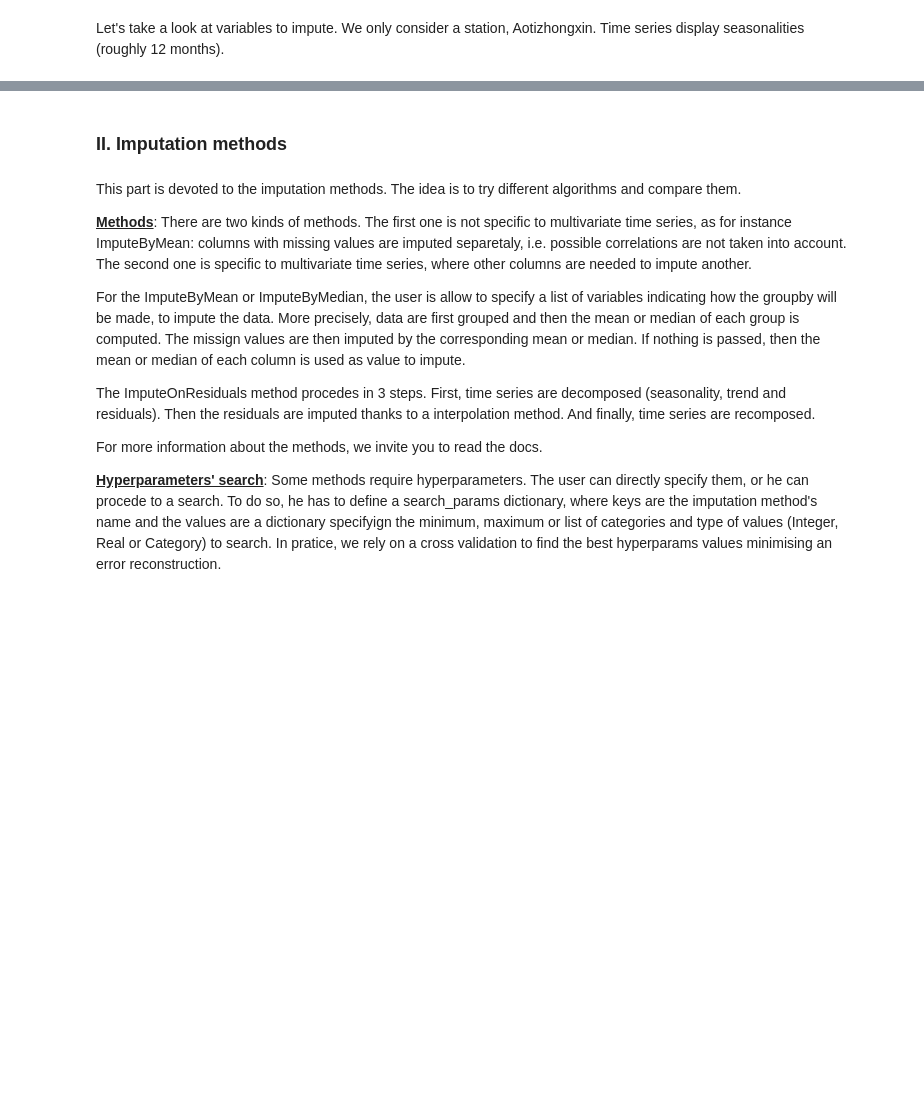
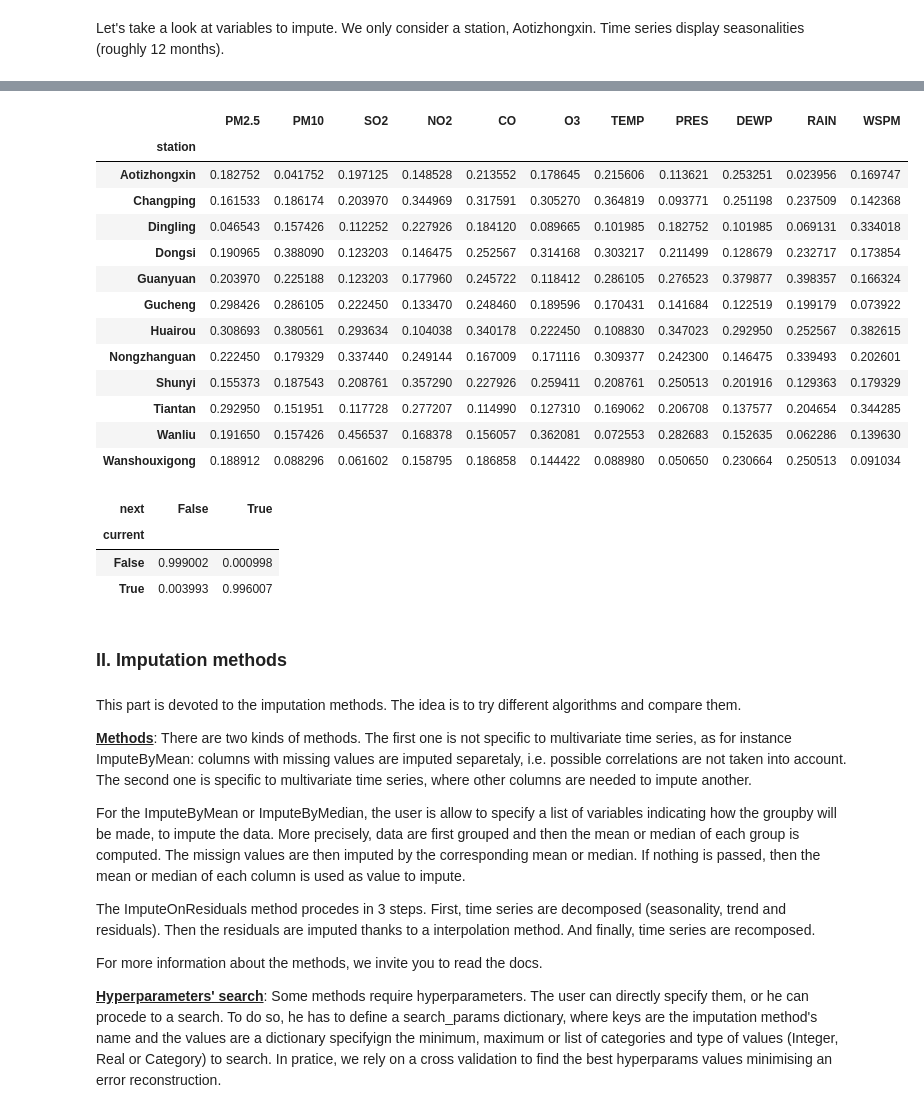
Before and after one commit to scikit-learn-contrib/qolmat, a Jupyter notebook: qolmat/notebooks/benchmark.ipynb, the cells around one changed output, grey strips where cells are left out. Cells and saved outputs as stored; diff of their text form; code cells hidden in the pictures; blank space fills up the shorter version.

```diff
--- a/qolmat/notebooks/benchmark.ipynb
+++ b/qolmat/notebooks/benchmark.ipynb
@@ -74,3 +106,28 @@ for col in cols_to_impute:
+# %%
+df_data.groupby("station").apply(lambda x: x.isna().mean())
+# %% [output]
+|  | PM2.5 | PM10 | SO2 | NO2 | CO | O3 | TEMP | PRES | DEWP | RAIN | WSPM |
+| station |  |  |  |  |  |  |  |  |  |  |  |
+| Aotizhongxin | 0.182752 | 0.041752 | 0.197125 | 0.148528 | 0.213552 | 0.178645 | 0.215606 | 0.113621 | 0.253251 | 0.023956 | 0.169747 |
+| Changping | 0.161533 | 0.186174 | 0.203970 | 0.344969 | 0.317591 | 0.305270 | 0.364819 | 0.093771 | 0.251198 | 0.237509 | 0.142368 |
+| Dingling | 0.046543 | 0.157426 | 0.112252 | 0.227926 | 0.184120 | 0.089665 | 0.101985 | 0.182752 | 0.101985 | 0.069131 | 0.334018 |
+| Dongsi | 0.190965 | 0.388090 | 0.123203 | 0.146475 | 0.252567 | 0.314168 | 0.303217 | 0.211499 | 0.128679 | 0.232717 | 0.173854 |
+| Guanyuan | 0.203970 | 0.225188 | 0.123203 | 0.177960 | 0.245722 | 0.118412 | 0.286105 | 0.276523 | 0.379877 | 0.398357 | 0.166324 |
+| Gucheng | 0.298426 | 0.286105 | 0.222450 | 0.133470 | 0.248460 | 0.189596 | 0.170431 | 0.141684 | 0.122519 | 0.199179 | 0.073922 |
+| Huairou | 0.308693 | 0.380561 | 0.293634 | 0.104038 | 0.340178 | 0.222450 | 0.108830 | 0.347023 | 0.292950 | 0.252567 | 0.382615 |
+| Nongzhanguan | 0.222450 | 0.179329 | 0.337440 | 0.249144 | 0.167009 | 0.171116 | 0.309377 | 0.242300 | 0.146475 | 0.339493 | 0.202601 |
+| Shunyi | 0.155373 | 0.187543 | 0.208761 | 0.357290 | 0.227926 | 0.259411 | 0.208761 | 0.250513 | 0.201916 | 0.129363 | 0.179329 |
+| Tiantan | 0.292950 | 0.151951 | 0.117728 | 0.277207 | 0.114990 | 0.127310 | 0.169062 | 0.206708 | 0.137577 | 0.204654 | 0.344285 |
+| Wanliu | 0.191650 | 0.157426 | 0.456537 | 0.168378 | 0.156057 | 0.362081 | 0.072553 | 0.282683 | 0.152635 | 0.062286 | 0.139630 |
+| Wanshouxigong | 0.188912 | 0.088296 | 0.061602 | 0.158795 | 0.186858 | 0.144422 | 0.088980 | 0.050650 | 0.230664 | 0.250513 | 0.091034 |
+# %%
+df_trans = missing_patterns.compute_transition_matrix(df_data["TEMP"].isna())
+df_trans
+# %% [output]
+| next | False | True |
+| current |  |  |
+| False | 0.999002 | 0.000998 |
+| True | 0.003993 | 0.996007 |
 # %% [markdown]
 ### **II. Imputation methods**
 # %% [markdown]
```
Also changed, not shown: parts of 8 cells of this notebook, 3 other files.
